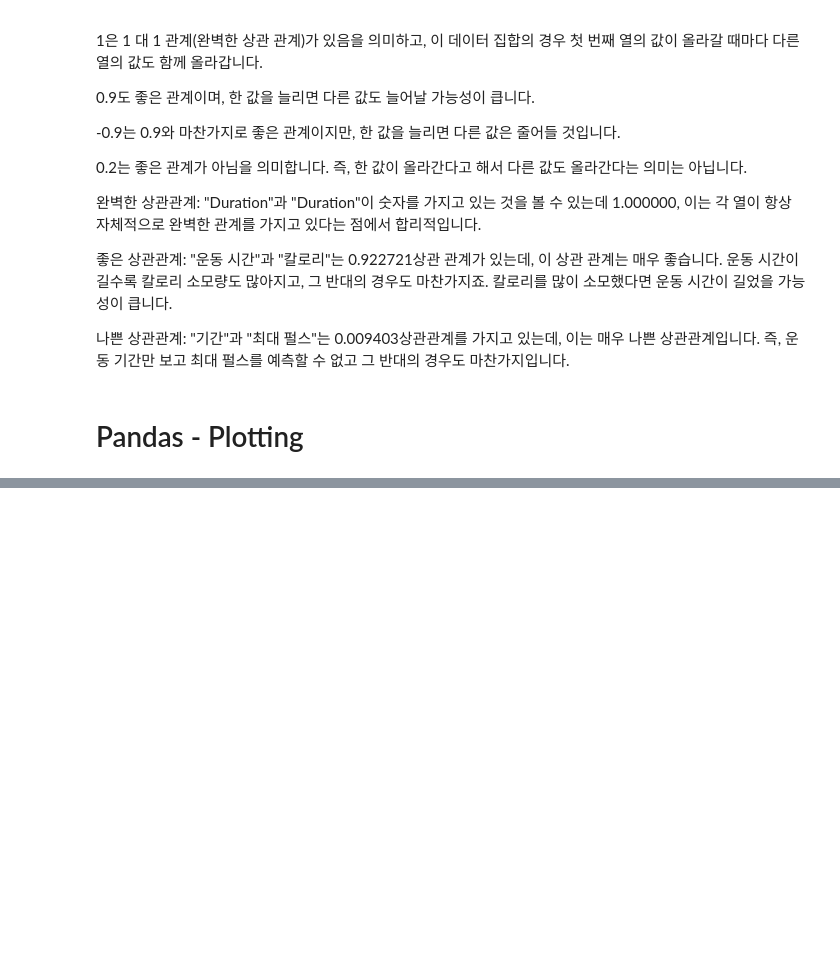
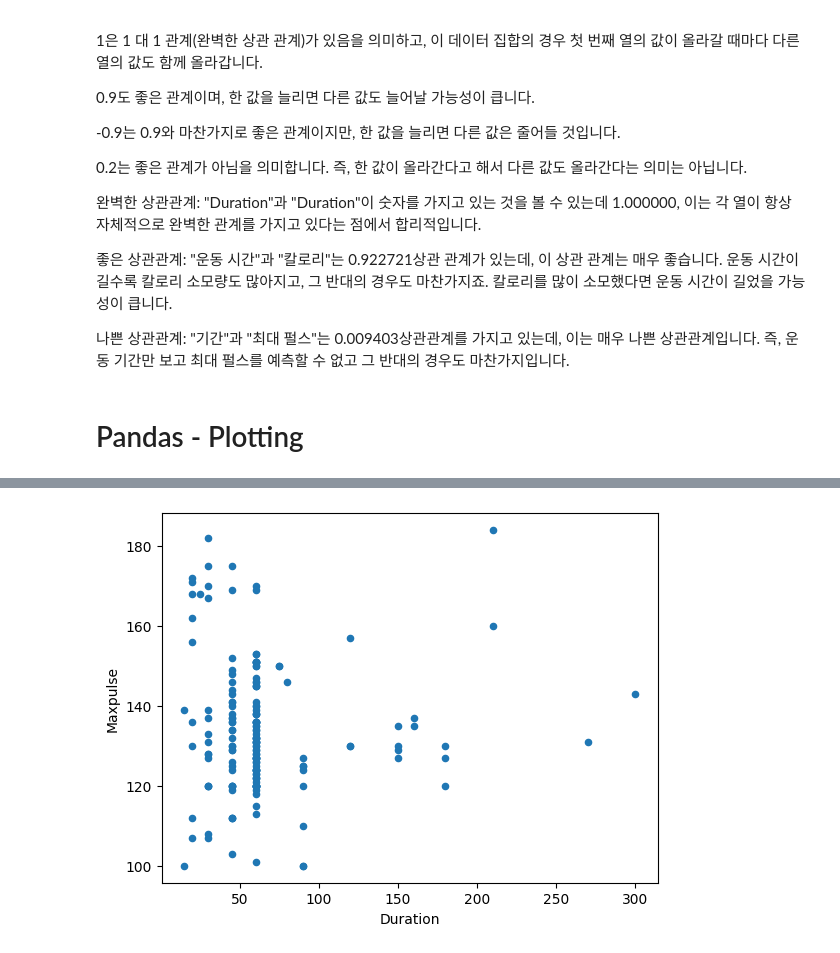
Before and after one commit to pmj8298/h_python, a Jupyter notebook: pandas_practice02.ipynb, the cells around one changed output, grey strips where cells are left out. Saved outputs shown, nothing was run; the diff lists cells and outputs as text; code cells hidden in the pictures; blank space fills up the shorter version.

```diff
--- a/pandas_practice02.ipynb
+++ b/pandas_practice02.ipynb
@@ -718,0 +736,6 @@ df.corr()
+# %%
+df.plot(kind = 'scatter', x = 'Duration', y = 'Maxpulse')
+
+plt.show()
+# %% [output]
+[figure, added]
```
Also changed, not shown: parts of 5 cells of this notebook, 1 other file.
